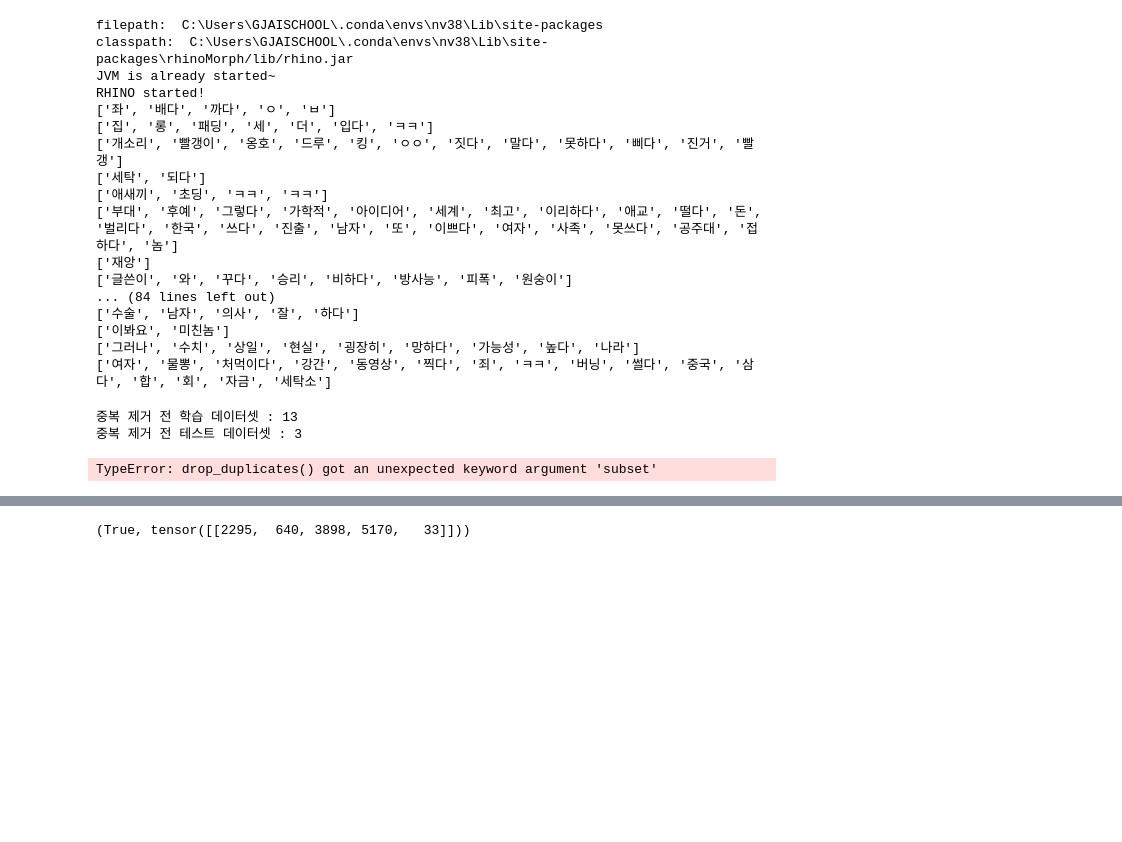
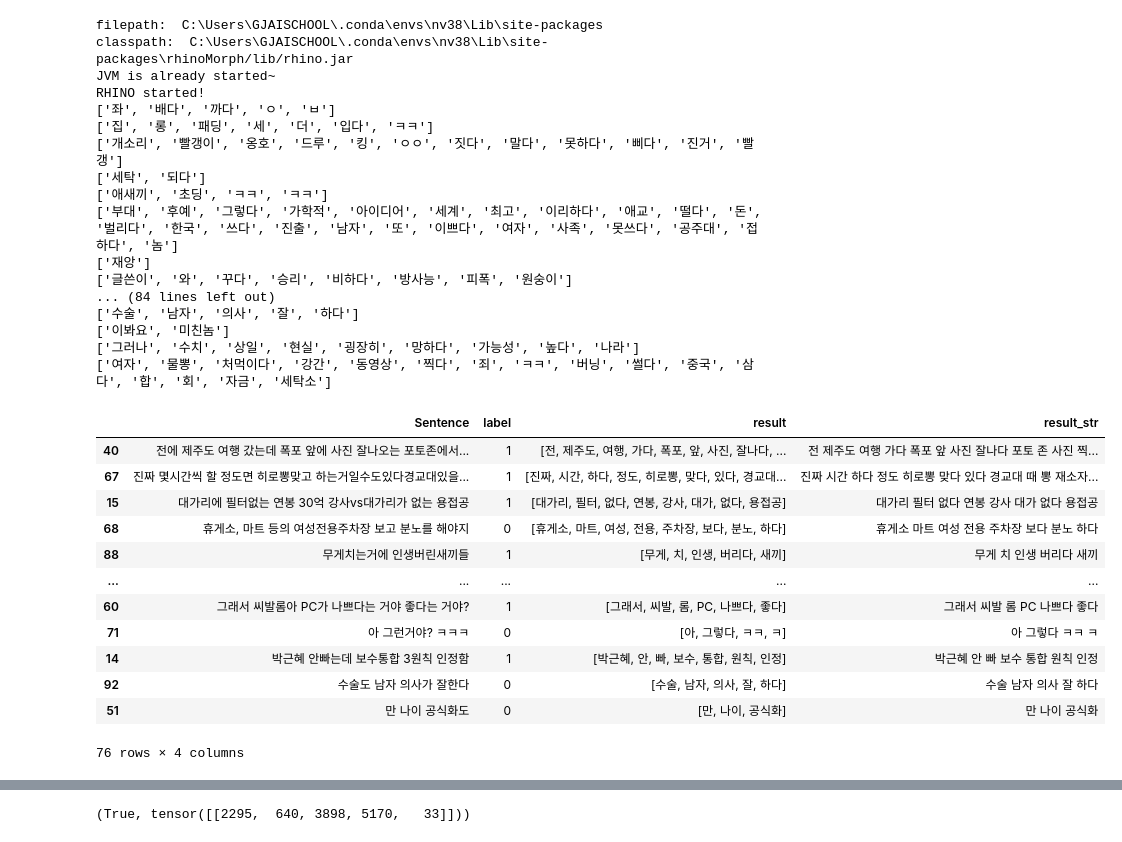
Before and after one commit to LittlePrince327/X_filter, a Jupyter notebook: Algorithm/beomi_KcELECTRA-base/beomi_KcELECTRA-base.ipynb, the cells around one changed output, grey strips where cells are left out. Saved outputs shown, nothing was run; the diff lists cells and outputs as text; code cells hidden in the pictures; blank space fills up the shorter version.

```diff
--- a/Algorithm/beomi_KcELECTRA-base/beomi_KcELECTRA-base.ipynb
+++ b/Algorithm/beomi_KcELECTRA-base/beomi_KcELECTRA-base.ipynb
@@ -120,22 +120,17 @@ test_data = result_series.drop(train_data.index)
 
 train_data_list = train_data.tolist()
 test_data_list = test_data.tolist()
-
-# 데이터셋 갯수 확인
-print('중복 제거 전 학습 데이터셋 : {}'.format(len(train_data)))
-print('중복 제거 전 테스트 데이터셋 : {}'.format(len(test_data)))
-
-# 중복 데이터 제거
-train_data.drop_duplicates(subset=["Sentence"], inplace=True)
-test_data.drop_duplicates(subset=["Sentence"], inplace=True)
-
-# 데이터셋 갯수 확인
-print('중복 제거 후 학습 데이터셋 : {}'.format(len(train_data)))
-print('중복 제거 후 테스트 데이터셋 : {}'.format(len(test_data)))
-# %% [output]
-중복 제거 전 학습 데이터셋 : 13
-중복 제거 전 테스트 데이터셋 : 3
-TypeError: drop_duplicates() got an unexpected keyword argument 'subset'
+# %%
+from sklearn.model_selection import train_test_split
+
+# 데이터를 훈련 데이터와 테스트 데이터로 나누기
+train_data, test_data = train_test_split(df, test_size=0.2, random_state=42)  # 여기서 0.2는 테스트 데이터의 비율을 나타냅니다.
+
+# 'Sentence' 열의 데이터를 형태소 분석 적용
+train_data['result'] = train_data['Sentence'].apply(lambda sentence: rhinoMorph.onlyMorph_list(rn, sentence, pos=['NNG', 'NNP', 'VV', 'VA', 'XR', 'IC', 'MM', 'MAG', 'MAJ'], eomi=True))
+test_data['result'] = test_data['Sentence'].apply(lambda sentence: rhinoMorph.onlyMorph_list(rn, sentence, pos=['NNG', 'NNP', 'VV', 'VA', 'XR', 'IC', 'MM', 'MAG', 'MAJ'], eomi=True))
+train_data['result_str'] = train_data['result'].apply(lambda x: ' '.join(x))
+test_data['result_str'] = test_data['result'].apply(lambda x: ' '.join(x))
 # %%
 from transformers import ElectraTokenizer, ElectraForSequenceClassification, TFElectraForSequenceClassification
 from transformers import AutoTokenizer, AutoModelForSequenceClassification, TrainingArguments, Trainer
@@ -144,5 +139,21 @@ import torch
 # KcELECTRA 모델 및 토크나이저 로드
 model_name = "beomi/KcELECTRA-base"
 tokenizer = AutoTokenizer.from_pretrained(model_name)
+# %%
+train_data
+# %% [output]
+|  | Sentence | label | result | result_str |
+| 40 | 전에 제주도 여행 갔는데 폭포 앞에 사진 잘나오는 포토존에서... | 1 | [전, 제주도, 여행, 가다, 폭포, 앞, 사진, 잘나다, ... | 전 제주도 여행 가다 폭포 앞 사진 잘나다 포토 존 사진 찍... |
+| 67 | 진짜 몇시간씩 할 정도면 히로뽕맞고 하는거일수도있다경교대있을... | 1 | [진짜, 시간, 하다, 정도, 히로뽕, 맞다, 있다, 경교대... | 진짜 시간 하다 정도 히로뽕 맞다 있다 경교대 때 뽕 재소자... |
+| 15 | 대가리에 필터없는 연봉 30억 강사vs대가리가 없는 용접공 | 1 | [대가리, 필터, 없다, 연봉, 강사, 대가, 없다, 용접공] | 대가리 필터 없다 연봉 강사 대가 없다 용접공 |
+| 68 | 휴게소, 마트 등의 여성전용주차장 보고 분노를 해야지 | 0 | [휴게소, 마트, 여성, 전용, 주차장, 보다, 분노, 하다] | 휴게소 마트 여성 전용 주차장 보다 분노 하다 |
+| 88 | 무게치는거에 인생버린새끼들 | 1 | [무게, 치, 인생, 버리다, 새끼] | 무게 치 인생 버리다 새끼 |
+| ... | ... | ... | ... | ... |
+| 60 | 그래서 씨발롬아 PC가 나쁘다는 거야 좋다는 거야? | 1 | [그래서, 씨발, 롬, PC, 나쁘다, 좋다] | 그래서 씨발 롬 PC 나쁘다 좋다 |
+| 71 | 아 그런거야? ㅋㅋㅋ | 0 | [아, 그렇다, ㅋㅋ, ㅋ] | 아 그렇다 ㅋㅋ ㅋ |
+| 14 | 박근혜 안빠는데 보수통합 3원칙 인정함 | 1 | [박근혜, 안, 빠, 보수, 통합, 원칙, 인정] | 박근혜 안 빠 보수 통합 원칙 인정 |
+| 92 | 수술도 남자 의사가 잘한다 | 0 | [수술, 남자, 의사, 잘, 하다] | 수술 남자 의사 잘 하다 |
+| 51 | 만 나이 공식화도 | 0 | [만, 나이, 공식화] | 만 나이 공식화 |
+76 rows × 4 columns
 # %%
 tokenized_train_sentences = tokenizer(
```
Also changed, not shown: parts of 8 cells of this notebook, 2 other files.
